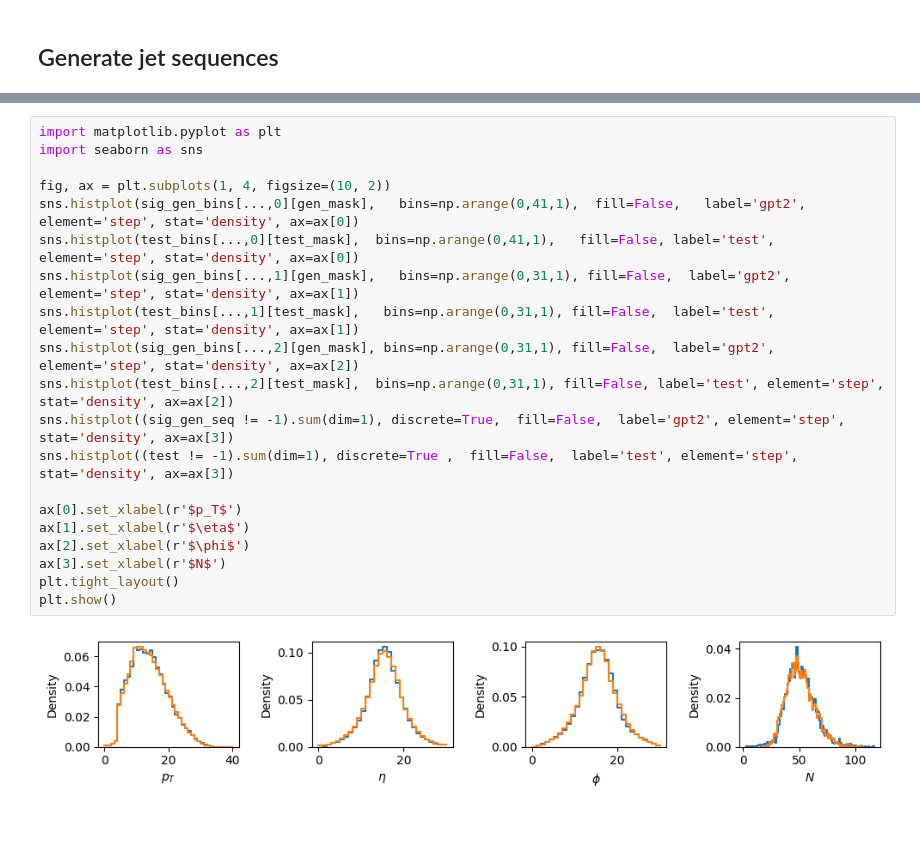
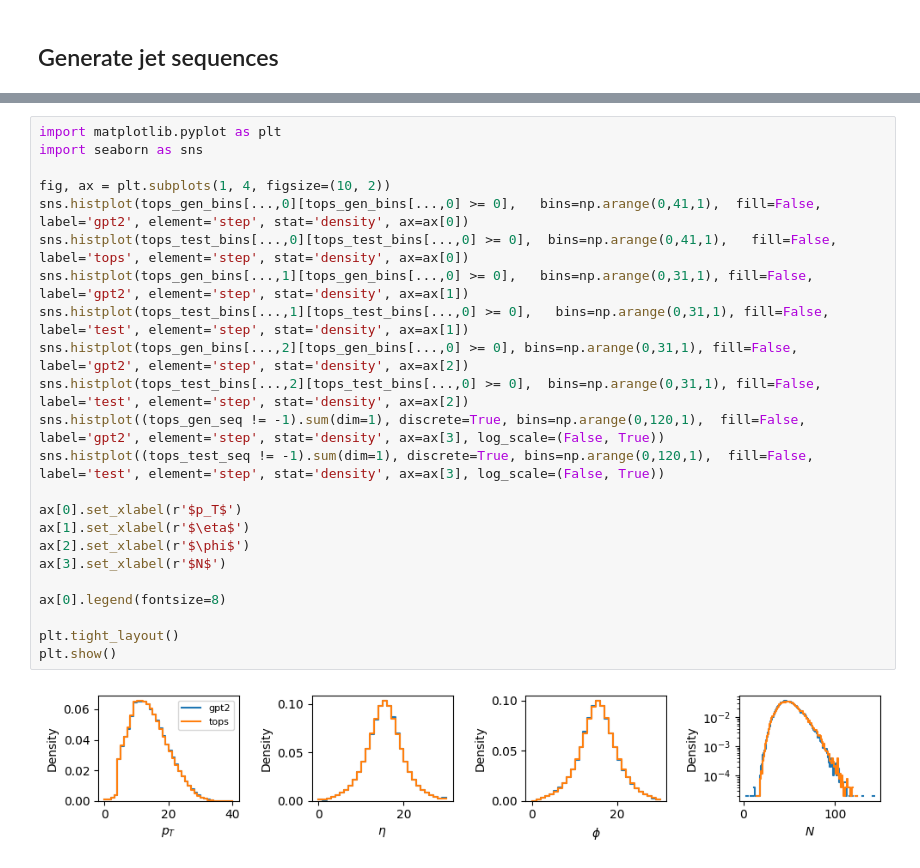
Before and after one commit to dfaroughy/SyntheticJets, a Jupyter notebook: jetclass_data.ipynb, the cells around one changed output, grey strips where cells are left out. Cells and saved outputs as stored; diff of their text form; blank space fills up the shorter version.

```diff
--- a/jetclass_data.ipynb
+++ b/jetclass_data.ipynb
@@ -149,22 +191,25 @@ test_mask = test_bins[...,0] >= 0
 # %%
 import matplotlib.pyplot as plt
 import seaborn as sns
 
 fig, ax = plt.subplots(1, 4, figsize=(10, 2))
-sns.histplot(sig_gen_bins[...,0][gen_mask],   bins=np.arange(0,41,1),  fill=False,   label='gpt2', element='step', stat='density', ax=ax[0])
-sns.histplot(test_bins[...,0][test_mask],  bins=np.arange(0,41,1),   fill=False, label='test', element='step', stat='density', ax=ax[0])
-sns.histplot(sig_gen_bins[...,1][gen_mask],   bins=np.arange(0,31,1), fill=False,  label='gpt2', element='step', stat='density', ax=ax[1])
-sns.histplot(test_bins[...,1][test_mask],   bins=np.arange(0,31,1), fill=False,  label='test', element='step', stat='density', ax=ax[1])
-sns.histplot(sig_gen_bins[...,2][gen_mask], bins=np.arange(0,31,1), fill=False,  label='gpt2', element='step', stat='density', ax=ax[2])
-sns.histplot(test_bins[...,2][test_mask],  bins=np.arange(0,31,1), fill=False, label='test', element='step', stat='density', ax=ax[2])
-sns.histplot((sig_gen_seq != -1).sum(dim=1), discrete=True,  fill=False,  label='gpt2', element='step', stat='density', ax=ax[3])
-sns.histplot((test != -1).sum(dim=1), discrete=True ,  fill=False,  label='test', element='step', stat='density', ax=ax[3])
+sns.histplot(tops_gen_bins[...,0][tops_gen_bins[...,0] >= 0],   bins=np.arange(0,41,1),  fill=False,   label='gpt2', element='step', stat='density', ax=ax[0])
+sns.histplot(tops_test_bins[...,0][tops_test_bins[...,0] >= 0],  bins=np.arange(0,41,1),   fill=False, label='tops', element='step', stat='density', ax=ax[0])
+sns.histplot(tops_gen_bins[...,1][tops_gen_bins[...,0] >= 0],   bins=np.arange(0,31,1), fill=False,  label='gpt2', element='step', stat='density', ax=ax[1])
+sns.histplot(tops_test_bins[...,1][tops_test_bins[...,0] >= 0],   bins=np.arange(0,31,1), fill=False,  label='test', element='step', stat='density', ax=ax[1])
+sns.histplot(tops_gen_bins[...,2][tops_gen_bins[...,0] >= 0], bins=np.arange(0,31,1), fill=False,  label='gpt2', element='step', stat='density', ax=ax[2])
+sns.histplot(tops_test_bins[...,2][tops_test_bins[...,0] >= 0],  bins=np.arange(0,31,1), fill=False, label='test', element='step', stat='density', ax=ax[2])
+sns.histplot((tops_gen_seq != -1).sum(dim=1), discrete=True, bins=np.arange(0,120,1),  fill=False,  label='gpt2', element='step', stat='density', ax=ax[3], log_scale=(False, True))
+sns.histplot((tops_test_seq != -1).sum(dim=1), discrete=True, bins=np.arange(0,120,1),  fill=False,  label='test', element='step', stat='density', ax=ax[3], log_scale=(False, True))
 
 ax[0].set_xlabel(r'$p_T$')
 ax[1].set_xlabel(r'$\eta$')
 ax[2].set_xlabel(r'$\phi$')
 ax[3].set_xlabel(r'$N$')
+
+ax[0].legend(fontsize=8)
+
 plt.tight_layout()
 plt.show()
 # %% [output]
-[figure, old version]
+[figure, new version]
```
Also changed, not shown: parts of 36 cells of this notebook, 4 other files.
